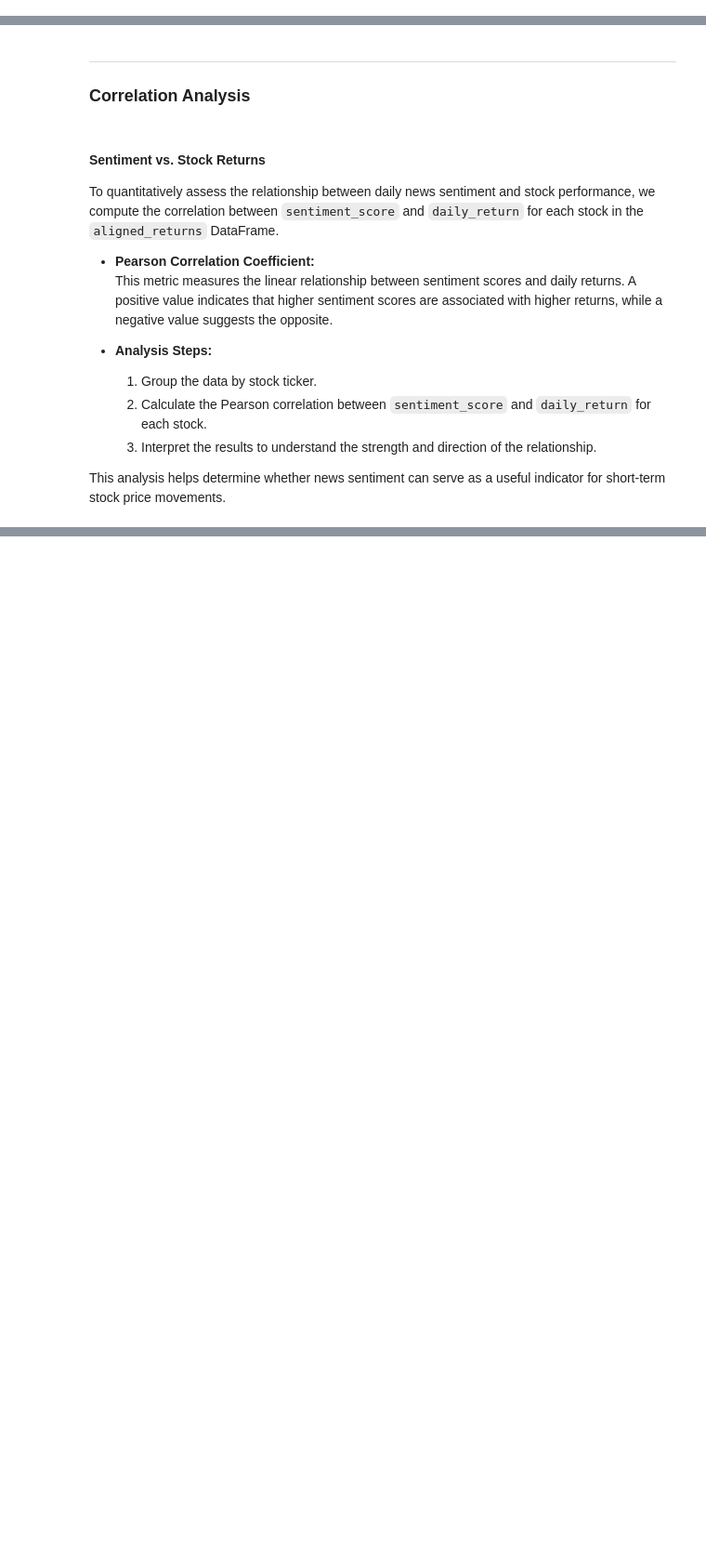
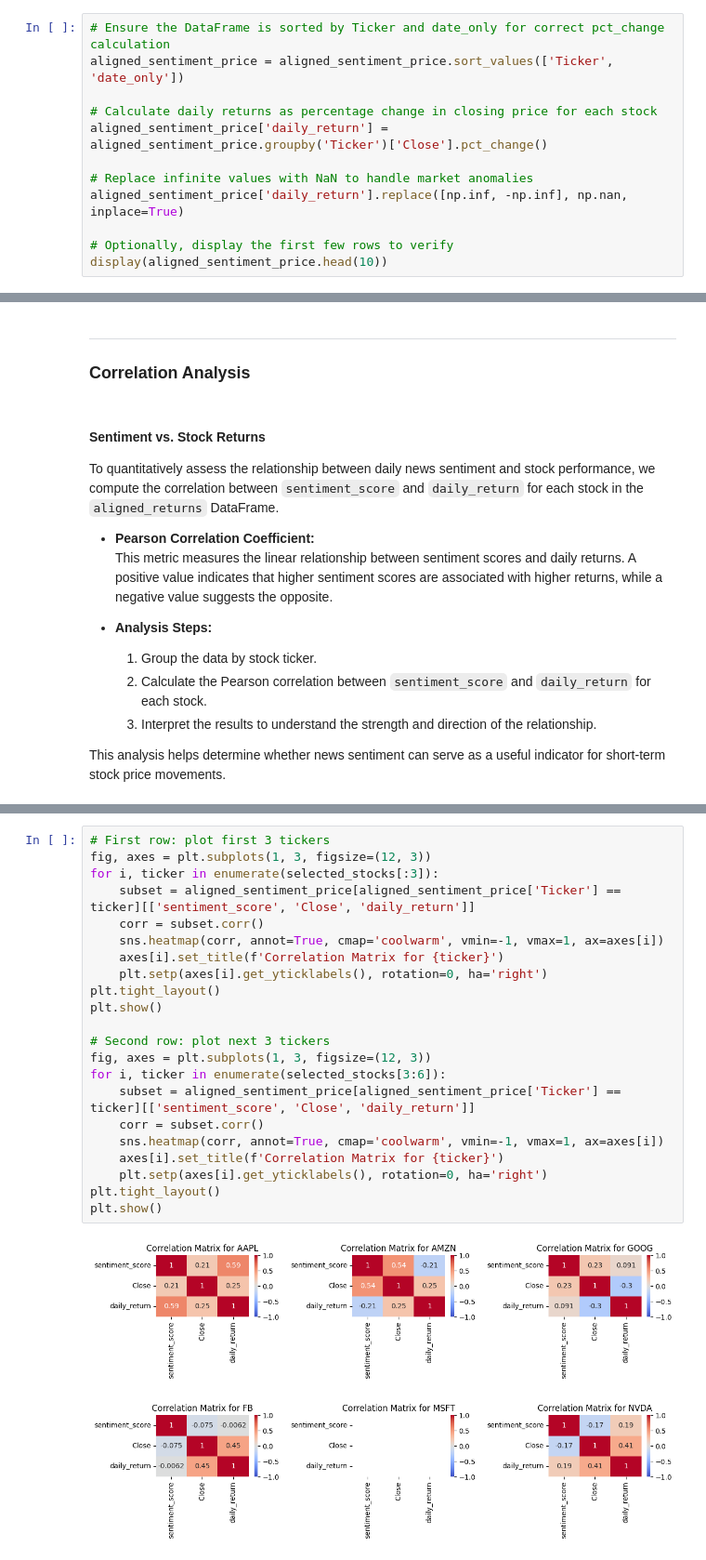
Before and after one commit to OliyadTeshome/News_Sentiment_Driven_Price_Prediction, a Jupyter notebook: notebooks/Sentiment_analysis.ipynb, the cells around one changed output, grey strips where cells are left out. Shown at 93% size. Saved outputs shown, nothing was run; the diff lists cells and outputs as text; blank space fills up the shorter version.

```diff
--- a/notebooks/Sentiment_analysis.ipynb
+++ b/notebooks/Sentiment_analysis.ipynb
@@ -183,0 +141,12 @@ aligned_returns.head()
+# %%
+# Ensure the DataFrame is sorted by Ticker and date_only for correct pct_change calculation
+aligned_sentiment_price = aligned_sentiment_price.sort_values(['Ticker', 'date_only'])
+
+# Calculate daily returns as percentage change in closing price for each stock
+aligned_sentiment_price['daily_return'] = aligned_sentiment_price.groupby('Ticker')['Close'].pct_change()
+
+# Replace infinite values with NaN to handle market anomalies
+aligned_sentiment_price['daily_return'].replace([np.inf, -np.inf], np.nan, inplace=True)
+
+# Optionally, display the first few rows to verify
+display(aligned_sentiment_price.head(10))
@@ -223,0 +211,25 @@ plt.show()
+# %%
+# First row: plot first 3 tickers
+fig, axes = plt.subplots(1, 3, figsize=(12, 3))
+for i, ticker in enumerate(selected_stocks[:3]):
+    subset = aligned_sentiment_price[aligned_sentiment_price['Ticker'] == ticker][['sentiment_score', 'Close', 'daily_return']]
+    corr = subset.corr()
+    sns.heatmap(corr, annot=True, cmap='coolwarm', vmin=-1, vmax=1, ax=axes[i])
+    axes[i].set_title(f'Correlation Matrix for {ticker}')
+    plt.setp(axes[i].get_yticklabels(), rotation=0, ha='right')
+plt.tight_layout()
+plt.show()
+
+# Second row: plot next 3 tickers
+fig, axes = plt.subplots(1, 3, figsize=(12, 3))
+for i, ticker in enumerate(selected_stocks[3:6]):
+    subset = aligned_sentiment_price[aligned_sentiment_price['Ticker'] == ticker][['sentiment_score', 'Close', 'daily_return']]
+    corr = subset.corr()
+    sns.heatmap(corr, annot=True, cmap='coolwarm', vmin=-1, vmax=1, ax=axes[i])
+    axes[i].set_title(f'Correlation Matrix for {ticker}')
+    plt.setp(axes[i].get_yticklabels(), rotation=0, ha='right')
+plt.tight_layout()
+plt.show()
+# %% [output]
+[figure, added]
+[figure, added]
```
Also changed, not shown: parts of 10 cells of this notebook.
